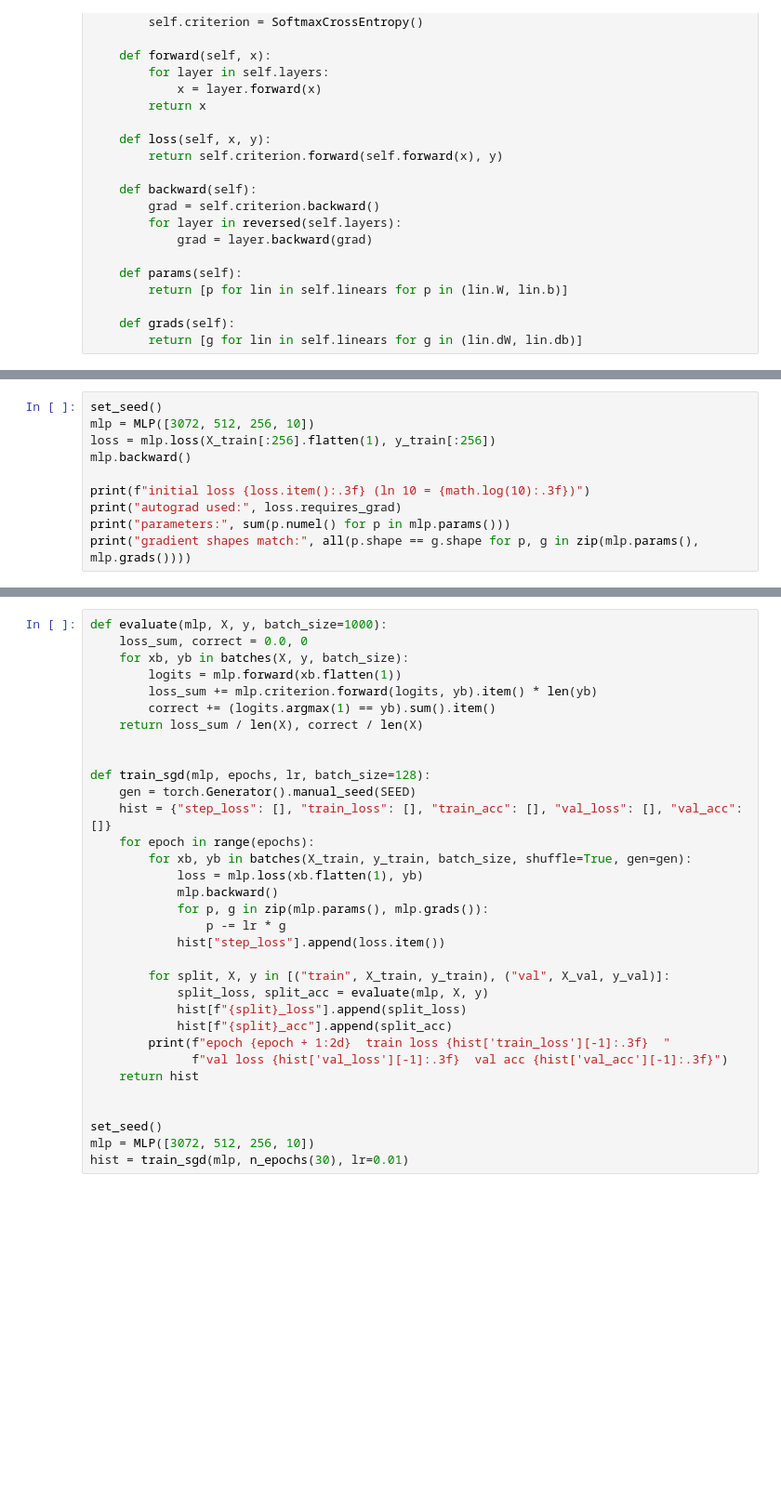
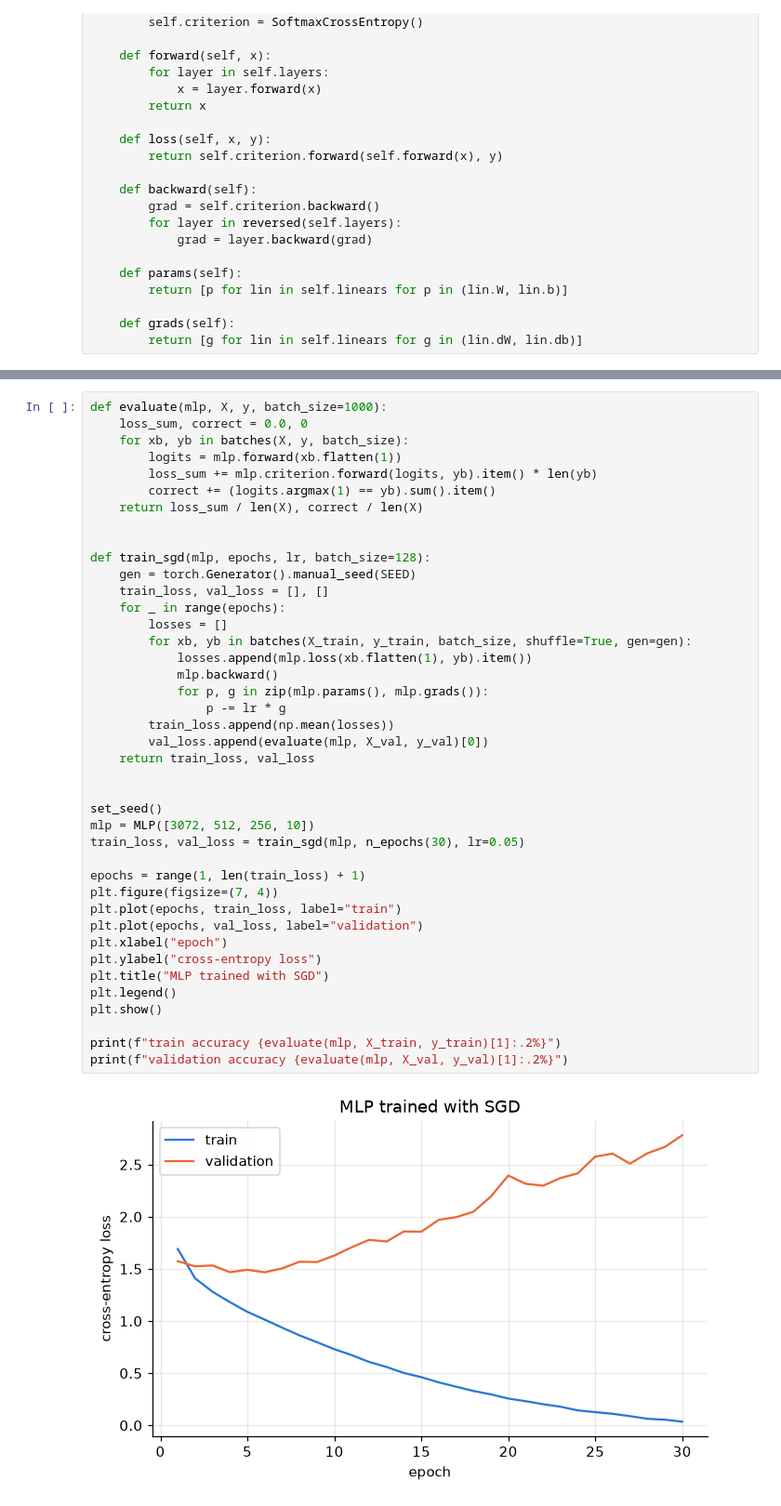
Before and after one commit to HimethW/EN4554-Assignment_2-on-CNNs, a Jupyter notebook: a02.ipynb, the cells around one changed output, grey strips where cells are left out. Shown at 93% size. Saved outputs shown, nothing was run; the diff lists cells and outputs as text; blank space fills up the shorter version.

```diff
--- a/a02.ipynb
+++ b/a02.ipynb
@@ -212,10 +160,0 @@ A quick sanity check: one forward and backward pass of a 3072 → 512 → 256
-# %%
-set_seed()
-mlp = MLP([3072, 512, 256, 10])
-loss = mlp.loss(X_train[:256].flatten(1), y_train[:256])
-mlp.backward()
-
-print(f"initial loss {loss.item():.3f} (ln 10 = {math.log(10):.3f})")
-print("autograd used:", loss.requires_grad)
-print("parameters:", sum(p.numel() for p in mlp.params()))
-print("gradient shapes match:", all(p.shape == g.shape for p, g in zip(mlp.params(), mlp.grads())))
@@ -289,33 +229,43 @@ The 3072 → 512 → 256 → 10 ReLU MLP is trained on flattened images with pla
 # %%
 def evaluate(mlp, X, y, batch_size=1000):
     loss_sum, correct = 0.0, 0
     for xb, yb in batches(X, y, batch_size):
         logits = mlp.forward(xb.flatten(1))
         loss_sum += mlp.criterion.forward(logits, yb).item() * len(yb)
         correct += (logits.argmax(1) == yb).sum().item()
     return loss_sum / len(X), correct / len(X)
 
 
 def train_sgd(mlp, epochs, lr, batch_size=128):
     gen = torch.Generator().manual_seed(SEED)
-    hist = {"step_loss": [], "train_loss": [], "train_acc": [], "val_loss": [], "val_acc": []}
-    for epoch in range(epochs):
+    train_loss, val_loss = [], []
+    for _ in range(epochs):
+        losses = []
         for xb, yb in batches(X_train, y_train, batch_size, shuffle=True, gen=gen):
-            loss = mlp.loss(xb.flatten(1), yb)
+            losses.append(mlp.loss(xb.flatten(1), yb).item())
             mlp.backward()
             for p, g in zip(mlp.params(), mlp.grads()):
                 p -= lr * g
-            hist["step_loss"].append(loss.item())
-
-        for split, X, y in [("train", X_train, y_train), ("val", X_val, y_val)]:
-            split_loss, split_acc = evaluate(mlp, X, y)
-            hist[f"{split}_loss"].append(split_loss)
-            hist[f"{split}_acc"].append(split_acc)
-        print(f"epoch {epoch + 1:2d}  train loss {hist['train_loss'][-1]:.3f}  "
-              f"val loss {hist['val_loss'][-1]:.3f}  val acc {hist['val_acc'][-1]:.3f}")
-    return hist
+        train_loss.append(np.mean(losses))
+        val_loss.append(evaluate(mlp, X_val, y_val)[0])
+    return train_loss, val_loss
 
 
 set_seed()
 mlp = MLP([3072, 512, 256, 10])
-hist = train_sgd(mlp, n_epochs(30), lr=0.01)
+train_loss, val_loss = train_sgd(mlp, n_epochs(30), lr=0.05)
+
+epochs = range(1, len(train_loss) + 1)
+plt.figure(figsize=(7, 4))
+plt.plot(epochs, train_loss, label="train")
+plt.plot(epochs, val_loss, label="validation")
+plt.xlabel("epoch")
+plt.ylabel("cross-entropy loss")
+plt.title("MLP trained with SGD")
+plt.legend()
+plt.show()
+
+print(f"train accuracy {evaluate(mlp, X_train, y_train)[1]:.2%}")
+print(f"validation accuracy {evaluate(mlp, X_val, y_val)[1]:.2%}")
+# %% [output]
+[figure, added]
```
Also changed, not shown: parts of 26 cells of this notebook.
